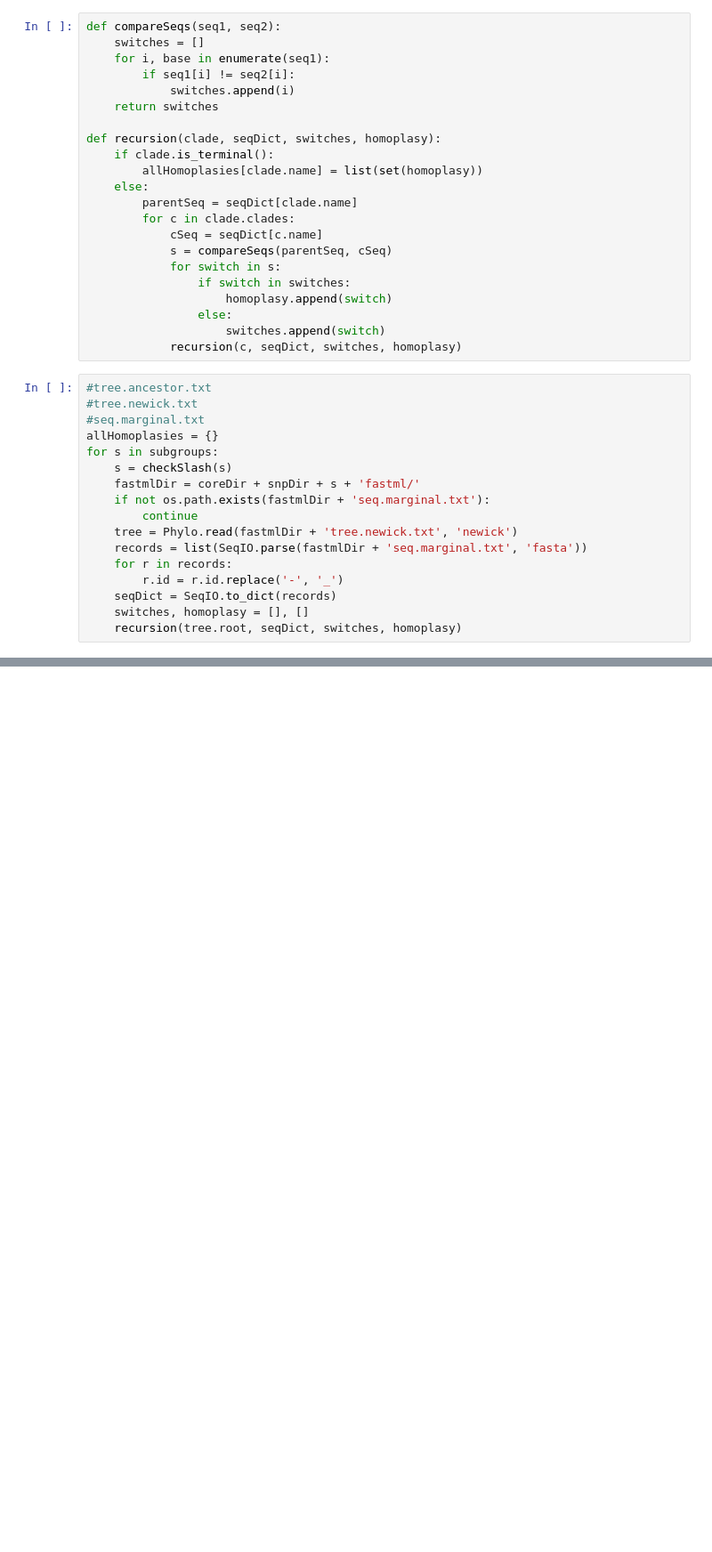
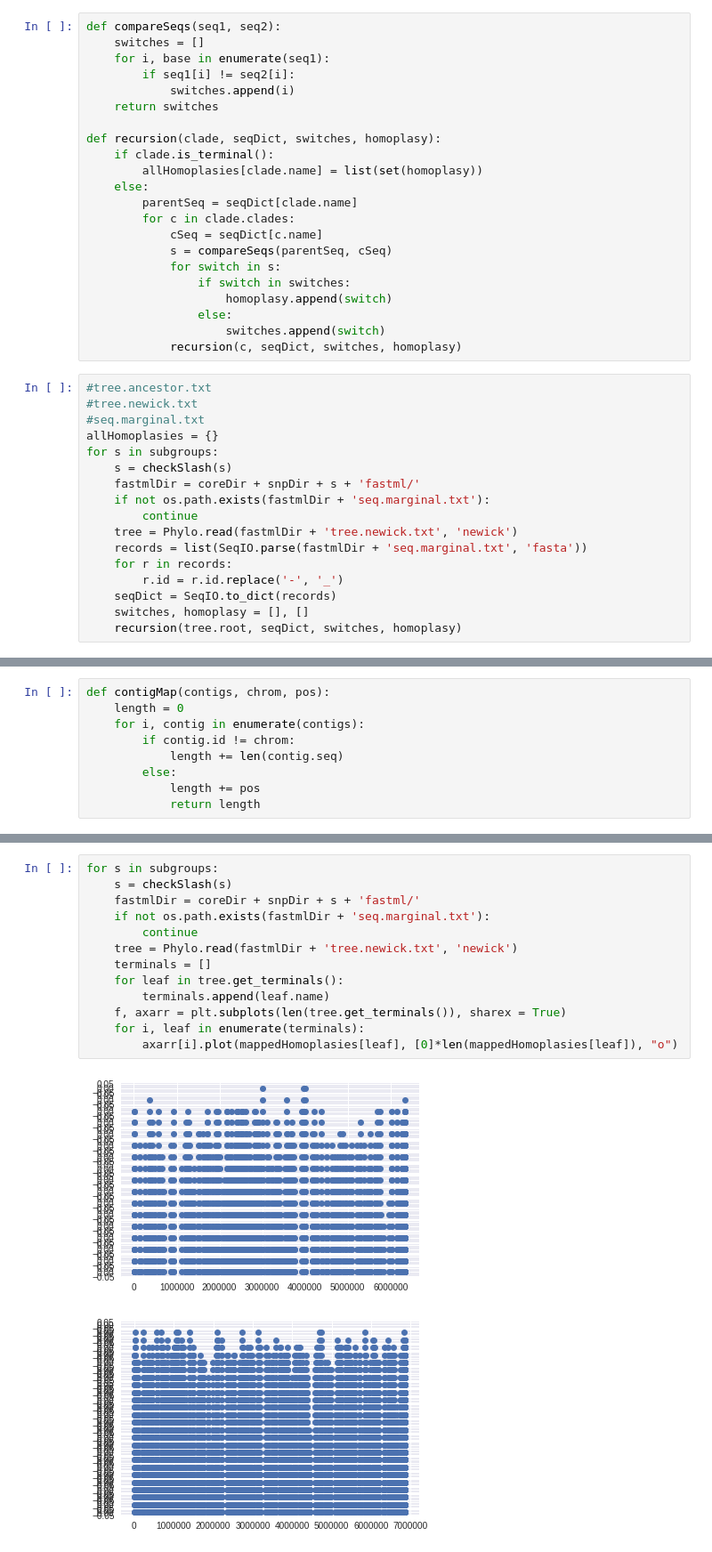
Before and after one commit to sjspence/pseudomonas, a Jupyter notebook: 11_parsnp_homoplasy.ipynb, the cells around one changed output, grey strips where cells are left out. Shown at 89% size. Cells and saved outputs as stored; diff of their text form; blank space fills up the shorter version.

Commit message:
Added script for homoplasy visualization

```diff
--- a/11_parsnp_homoplasy.ipynb
+++ b/11_parsnp_homoplasy.ipynb
@@ -236,0 +199,9 @@ def compareSNPs(clade):
+# %%
+def contigMap(contigs, chrom, pos):
+    length = 0
+    for i, contig in enumerate(contigs):
+        if contig.id != chrom:
+            length += len(contig.seq)
+        else:
+            length += pos
+            return length
@@ -236,0 +276,16 @@ def compareSNPs(clade):
+# %%
+for s in subgroups:
+    s = checkSlash(s)
+    fastmlDir = coreDir + snpDir + s + 'fastml/'
+    if not os.path.exists(fastmlDir + 'seq.marginal.txt'):
+        continue
+    tree = Phylo.read(fastmlDir + 'tree.newick.txt', 'newick')
+    terminals = []
+    for leaf in tree.get_terminals():
+        terminals.append(leaf.name)
+    f, axarr = plt.subplots(len(tree.get_terminals()), sharex = True)
+    for i, leaf in enumerate(terminals):
+        axarr[i].plot(mappedHomoplasies[leaf], [0]*len(mappedHomoplasies[leaf]), "o")
+# %% [output]
+[figure, added]
+[figure, added]
```
Also changed, not shown: parts of 10 cells of this notebook, 1 other file.
